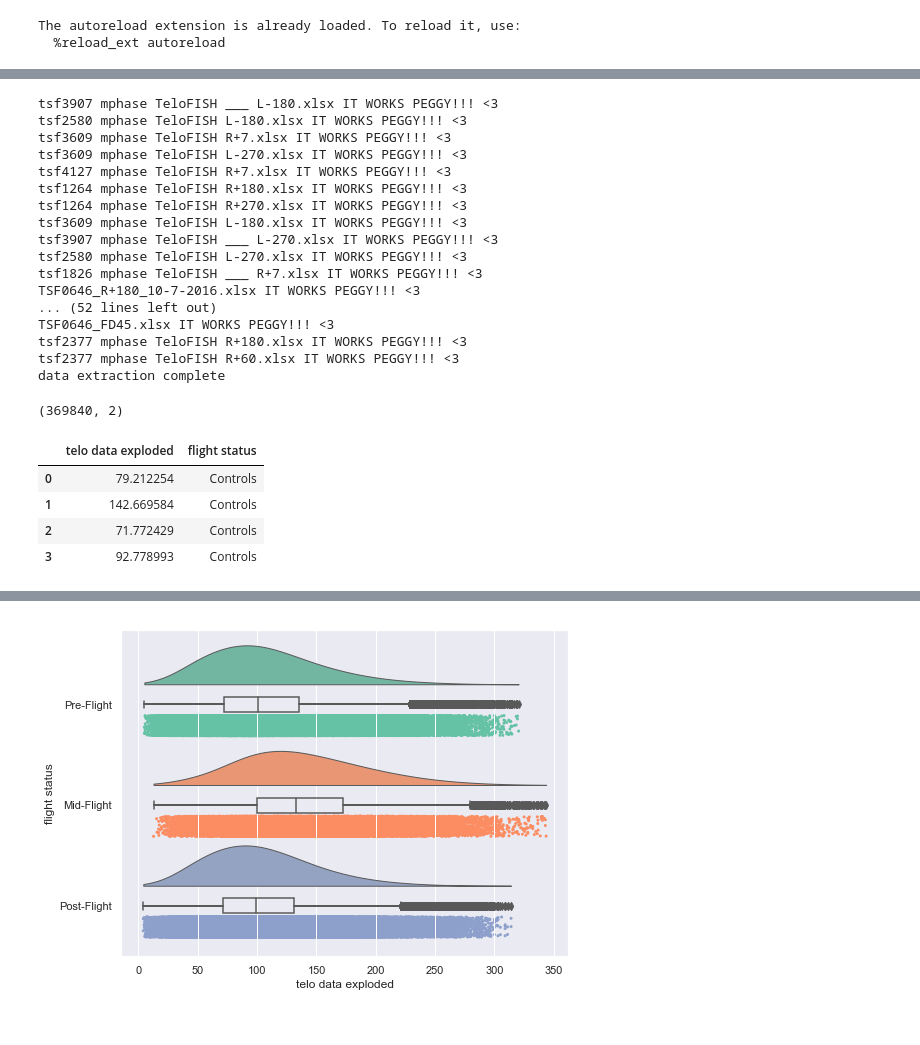
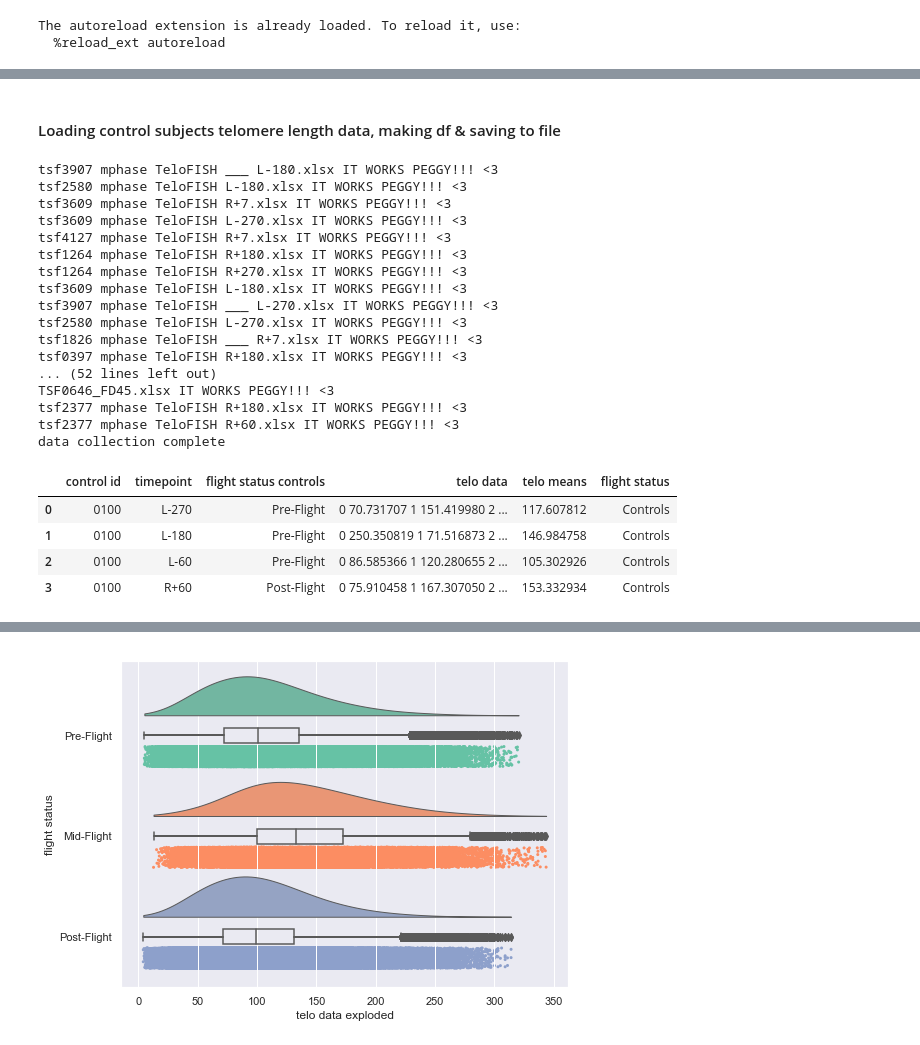
Before and after one commit to Jared-Luxton/NASA-astronauts-telomeres-chromosomes, a Jupyter notebook: NASA-astros-telomeres-JupyterNotebook.ipynb, the cells around one changed output, grey strips where cells are left out. Drawn from its saved outputs; the diff is of its cells as text; code cells hidden in the pictures.

```diff
--- a/NASA-astros-telomeres-JupyterNotebook.ipynb
+++ b/NASA-astros-telomeres-JupyterNotebook.ipynb
@@ -151,5 +177,7 @@ Done collecting all astronaut telomere length excel files
+# %% [markdown]
+#### Loading control subjects telomere length data, making df & saving to file
 # %%
-control_df = telo_ma.grab_control_values_generate_histograms_and_dataframes_forTeloLengthData('../control files')
+dict_ctrl_individ_telos_dfs = telo_ma.grab_control_values_generate_dictionary('../control files')
 # %% [output]
 tsf3907 mphase TeloFISH ___ L-180.xlsx IT WORKS PEGGY!!! <3
 tsf2580 mphase TeloFISH L-180.xlsx IT WORKS PEGGY!!! <3
@@ -162,28 +190,19 @@ tsf3609 mphase TeloFISH L-180.xlsx IT WORKS PEGGY!!! <3
 tsf3907 mphase TeloFISH ___ L-270.xlsx IT WORKS PEGGY!!! <3
 tsf2580 mphase TeloFISH L-270.xlsx IT WORKS PEGGY!!! <3
 tsf1826 mphase TeloFISH ___ R+7.xlsx IT WORKS PEGGY!!! <3
-TSF0646_R+180_10-7-2016.xlsx IT WORKS PEGGY!!! <3
+tsf0397 mphase TeloFISH R+180.xlsx IT WORKS PEGGY!!! <3
 ... (52 lines left out)
 TSF0646_FD45.xlsx IT WORKS PEGGY!!! <3
 tsf2377 mphase TeloFISH R+180.xlsx IT WORKS PEGGY!!! <3
 tsf2377 mphase TeloFISH R+60.xlsx IT WORKS PEGGY!!! <3
-data extraction complete
+data collection complete
-# %%
-control_df.rename(columns={'Mean Individ Telos': 'telo data exploded'}, inplace=True)
-control_df['flight status'] = 'Controls'
-control_df.to_csv('control_df.csv')
-
-astro_df.to_csv('astro_df.csv')
-
-control_df.shape
-# %% [output]
-(369840, 2)
 # %%
+control_df = telo_ma.make_control_dataframe(dict_ctrl_individ_telos_dfs)
 control_df['flight status'] = 'Controls'
 control_df.head(4)
 # %% [output]
-|  | telo data exploded | flight status |
-| 0 | 79.212254 | Controls |
-| 1 | 142.669584 | Controls |
-| 2 | 71.772429 | Controls |
-| 3 | 92.778993 | Controls |
+|  | control id | timepoint | flight status controls | telo data | telo means | flight status |
+| 0 | 0100 | L-270 | Pre-Flight | 0 70.731707 1 151.419980 2 ... | 117.607812 | Controls |
+| 1 | 0100 | L-180 | Pre-Flight | 0 250.350819 1 71.516873 2 ... | 146.984758 | Controls |
+| 2 | 0100 | L-60 | Pre-Flight | 0 86.585366 1 120.280655 2 ... | 105.302926 | Controls |
+| 3 | 0100 | R+60 | Post-Flight | 0 75.910458 1 167.307050 2 ... | 153.332934 | Controls |
```
Also changed, not shown: parts of 30 cells of this notebook, 2 other files.
